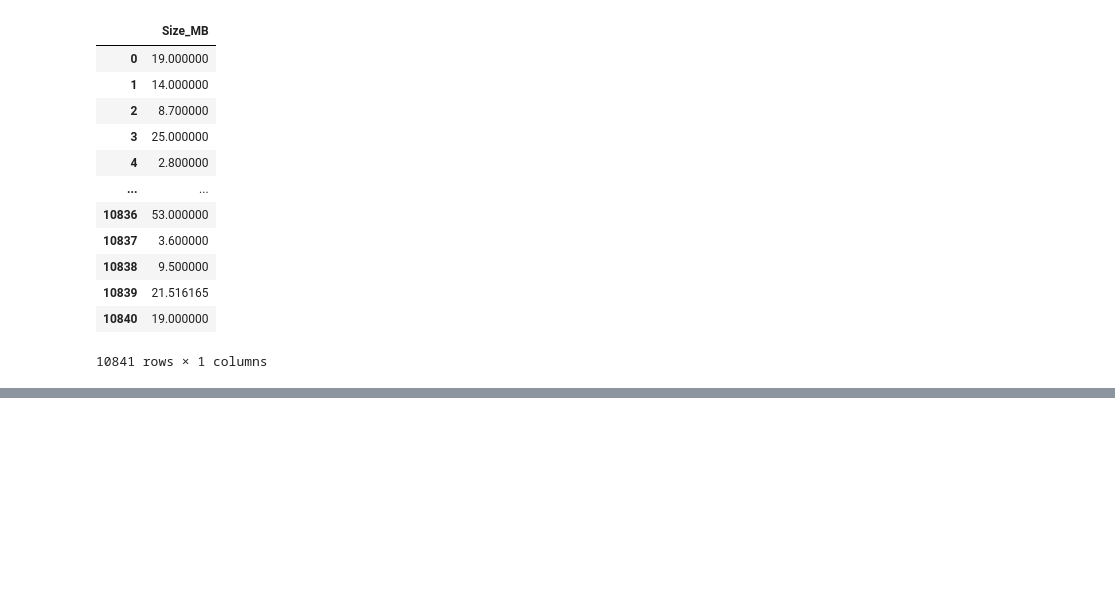
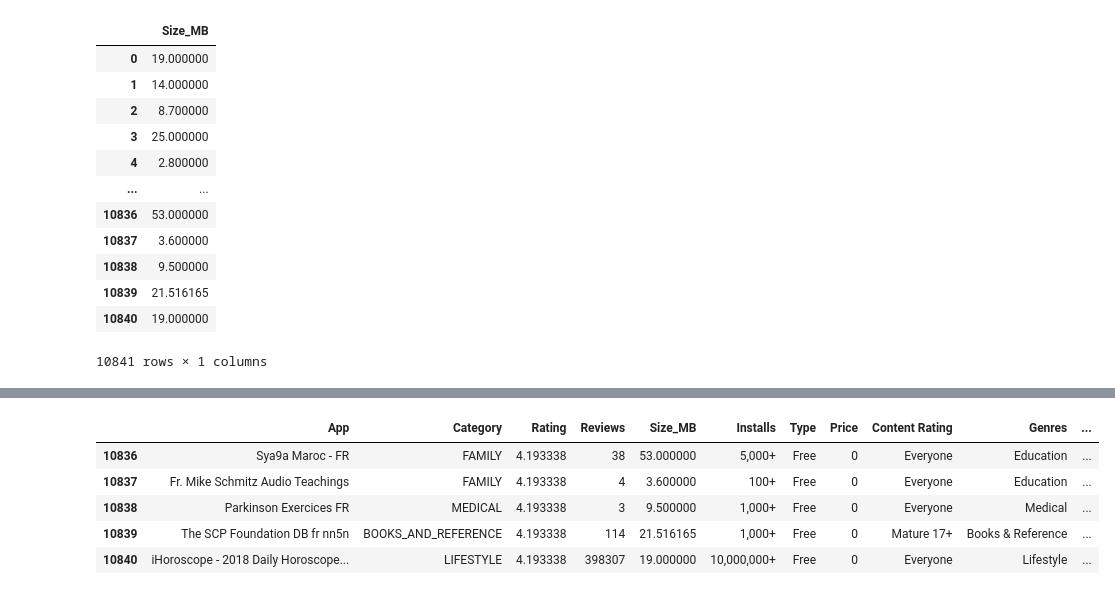
Before and after one commit to Namir50/Data-Science-Machine-learning-tutorial, a Jupyter notebook: Exploratory Data Analysis/Google_playstore__dataset_eda.ipynb, the cells around one changed output, grey strips where cells are left out. Cells and saved outputs as stored; diff of their text form; code cells hidden in the pictures; blank space fills up the shorter version.

```diff
--- a/Exploratory Data Analysis/Google_playstore__dataset_eda.ipynb
+++ b/Exploratory Data Analysis/Google_playstore__dataset_eda.ipynb
@@ -230,0 +263,2 @@ df[['Size_MB']]
+# %%
+df['Price in Dollars'] = df['Price'].str.split('$').str[1]
@@ -230,0 +281,2 @@ df[['Size_MB']]
+# %%
+df['Price in Dollars'] = df['Price in Dollars'].replace(np.nan,0)
@@ -230,0 +316,9 @@ df[['Size_MB']]
+# %%
+df.tail()
+# %% [output]
+|  | App | Category | Rating | Reviews | Size_MB | Installs | Type | Price | Content Rating | Genres | ... |
+| 10836 | Sya9a Maroc - FR | FAMILY | 4.193338 | 38 | 53.000000 | 5,000+ | Free | 0 | Everyone | Education | ... |
+| 10837 | Fr. Mike Schmitz Audio Teachings | FAMILY | 4.193338 | 4 | 3.600000 | 100+ | Free | 0 | Everyone | Education | ... |
+| 10838 | Parkinson Exercices FR | MEDICAL | 4.193338 | 3 | 9.500000 | 1,000+ | Free | 0 | Everyone | Medical | ... |
+| 10839 | The SCP Foundation DB fr nn5n | BOOKS_AND_REFERENCE | 4.193338 | 114 | 21.516165 | 1,000+ | Free | 0 | Mature 17+ | Books & Reference | ... |
+| 10840 | iHoroscope - 2018 Daily Horoscope... | LIFESTYLE | 4.193338 | 398307 | 19.000000 | 10,000,000+ | Free | 0 | Everyone | Lifestyle | ... |
```
Also changed, not shown: parts of 13 cells of this notebook.
